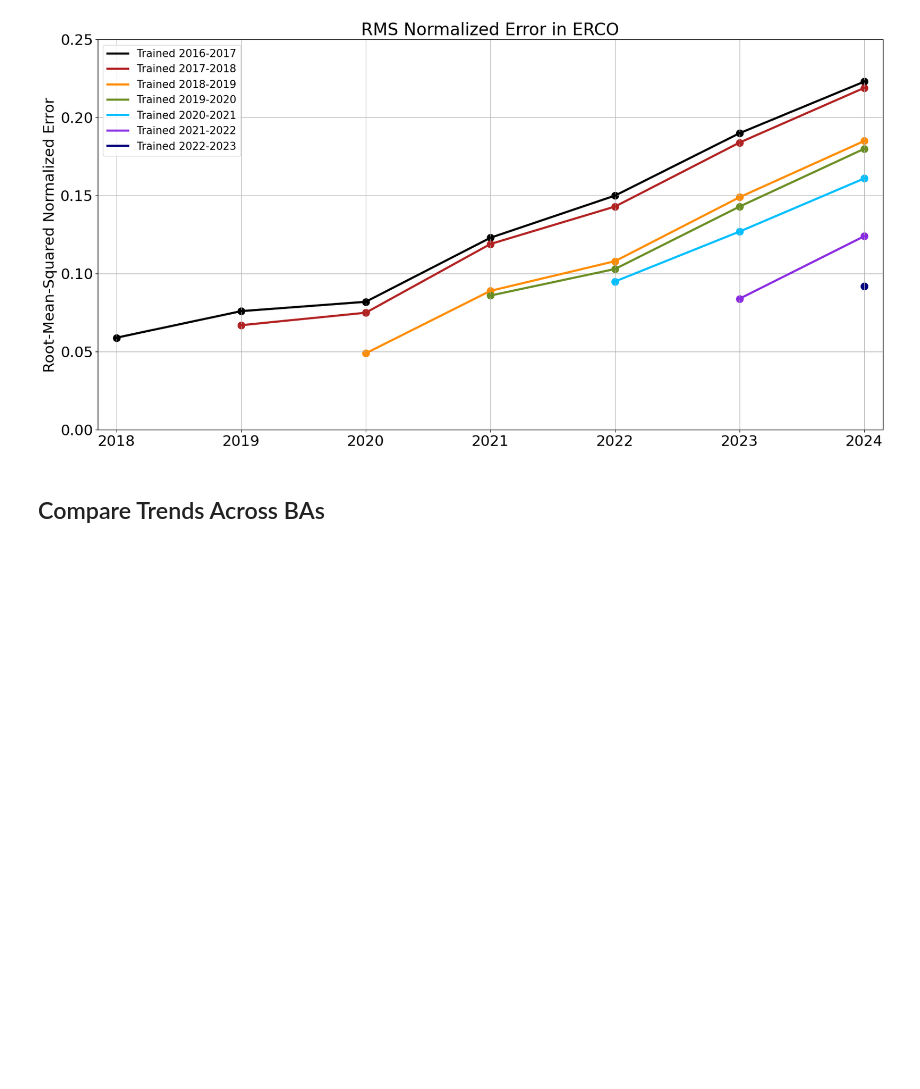
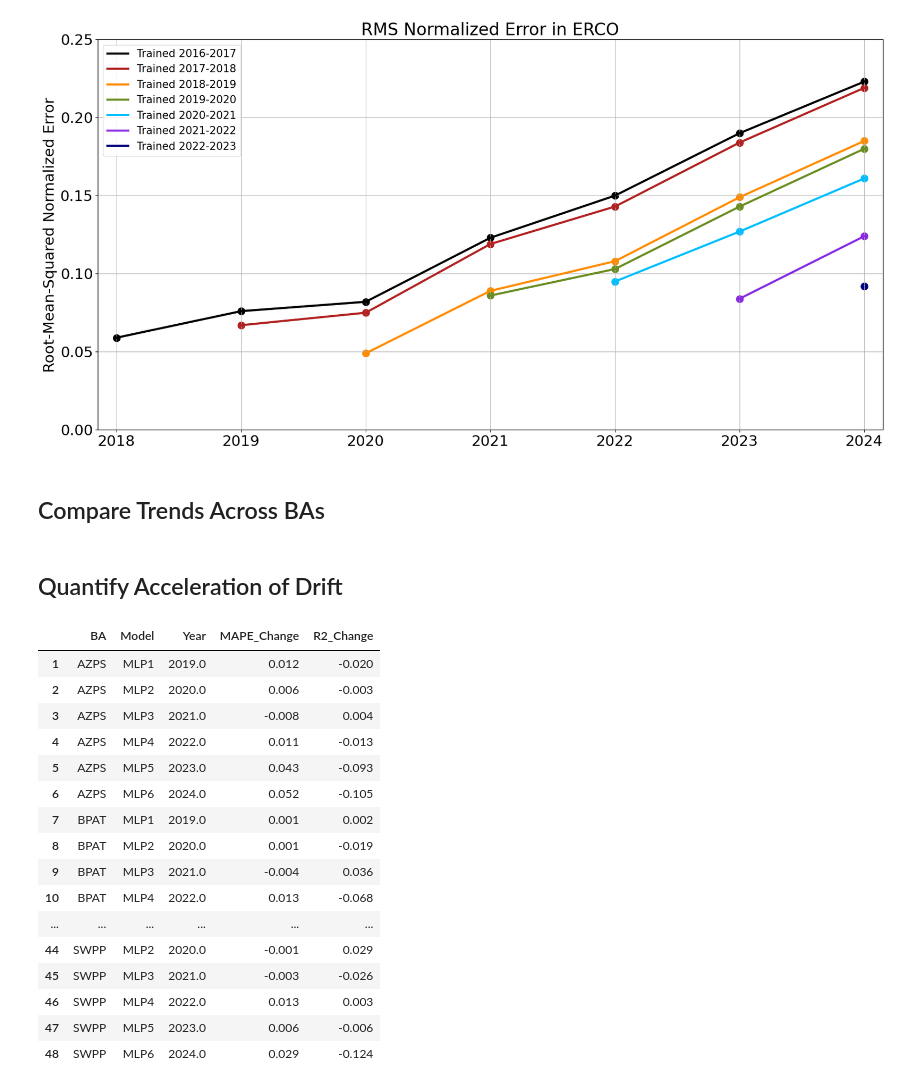
Before and after one commit to cdburley/burleyson-etal_2025_ldrd, a Jupyter notebook: notebooks/plot_ba_error_evolution.ipynb, the cells around one changed output. Saved outputs shown, nothing was run; the diff lists cells and outputs as text; code cells hidden in the pictures; blank space fills up the shorter version.

```diff
--- a/notebooks/plot_ba_error_evolution.ipynb
+++ b/notebooks/plot_ba_error_evolution.ipynb
@@ -61,7 +61,7 @@ def plot_ba_error_evolution(ba_to_plot: str, statistics_input_directory: str, im
     plt.grid(True)
     plt.plot(m1_df['Year'], m1_df['RMS_ABS'], color='black', linestyle='-', label='Model 1 (T16-17)', linewidth=2)
     plt.plot(m2_df['Year'], m2_df['RMS_ABS'], color='firebrick', linestyle='-', label='Model 2 (T17-18)', linewidth=2)
-    plt.plot(m3_df['Year'], m3_df['RMS_ABS'], color='darkorange', linestyle='-', label='Model P3 (T18-19)', linewidth=2)
+    plt.plot(m3_df['Year'], m3_df['RMS_ABS'], color='darkorange', linestyle='-', label='Model 3 (T18-19)', linewidth=2)
     plt.plot(m4_df['Year'], m4_df['RMS_ABS'], color='olivedrab', linestyle='-', label='Model 4 (T19-20)', linewidth=2)
     plt.plot(m5_df['Year'], m5_df['RMS_ABS'], color='deepskyblue', linestyle='-', label='Model 5 (T20-21)', linewidth=2)
     plt.plot(m6_df['Year'], m6_df['RMS_ABS'], color='blueviolet', linestyle='-', label='Model 6 (T21-22)', linewidth=2)
@@ -659,3 +659,5 @@ plot_all_ba_errors(statistics_input_directory = statistics_input_directory,
                    image_output_directory = image_output_directory,
                    image_resolution = 600,
                    save_images = True)
+# %% [markdown]
+## Quantify Acceleration of Drift
@@ -661,0 +784,25 @@ plot_all_ba_errors(statistics_input_directory = statistics_input_directory,
+# %%
+output_df = plot_error_acceleration(statistics_input_directory = statistics_input_directory,
+                                    image_output_directory = image_output_directory,
+                                    image_resolution = 600,
+                                    save_images = True)
+
+output_df
+# %% [output]
+|  | BA | Model | Year | MAPE_Change | R2_Change |
+| 1 | AZPS | MLP1 | 2019.0 | 0.012 | -0.020 |
+| 2 | AZPS | MLP2 | 2020.0 | 0.006 | -0.003 |
+| 3 | AZPS | MLP3 | 2021.0 | -0.008 | 0.004 |
+| 4 | AZPS | MLP4 | 2022.0 | 0.011 | -0.013 |
+| 5 | AZPS | MLP5 | 2023.0 | 0.043 | -0.093 |
+| 6 | AZPS | MLP6 | 2024.0 | 0.052 | -0.105 |
+| 7 | BPAT | MLP1 | 2019.0 | 0.001 | 0.002 |
+| 8 | BPAT | MLP2 | 2020.0 | 0.001 | -0.019 |
+| 9 | BPAT | MLP3 | 2021.0 | -0.004 | 0.036 |
+| 10 | BPAT | MLP4 | 2022.0 | 0.013 | -0.068 |
+| ... | ... | ... | ... | ... | ... |
+| 44 | SWPP | MLP2 | 2020.0 | -0.001 | 0.029 |
+| 45 | SWPP | MLP3 | 2021.0 | -0.003 | -0.026 |
+| 46 | SWPP | MLP4 | 2022.0 | 0.013 | 0.003 |
+| 47 | SWPP | MLP5 | 2023.0 | 0.006 | -0.006 |
+| 48 | SWPP | MLP6 | 2024.0 | 0.029 | -0.124 |
```
Also changed, not shown: parts of 1 cell of this notebook, 17 other files.
